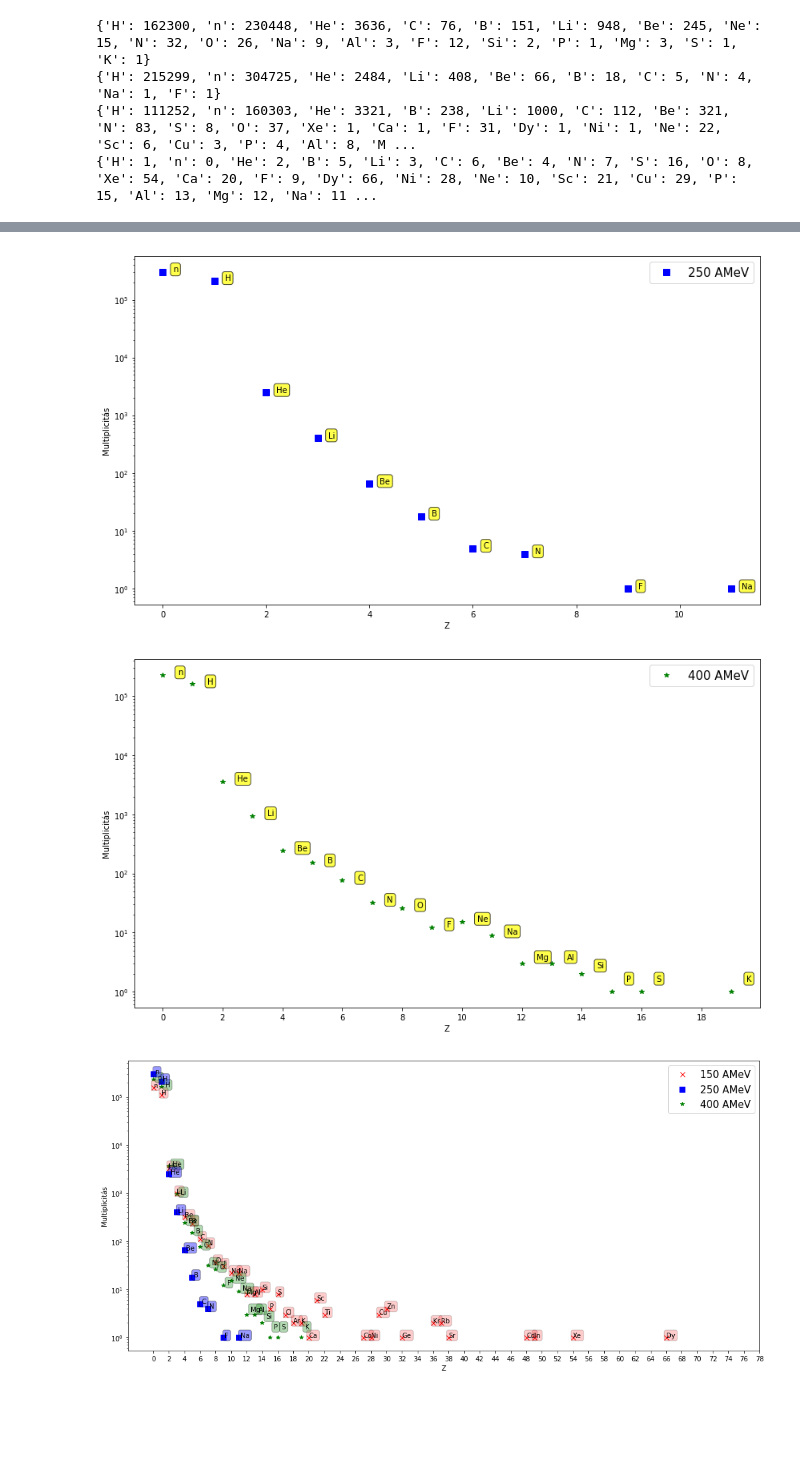
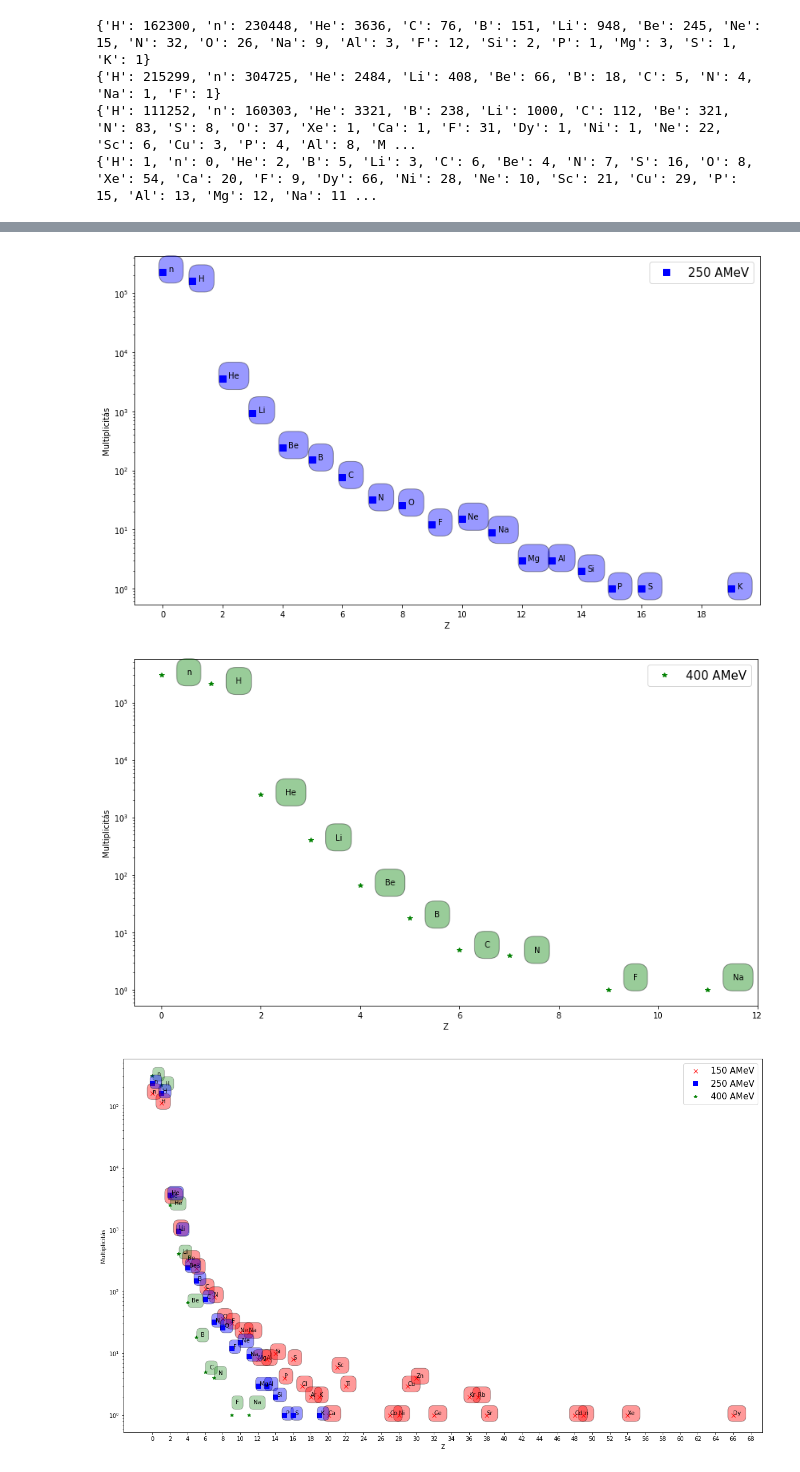
Before and after one commit to qbeer/szakdoli, a Jupyter notebook: BFS/visualize.ipynb, the cells around one changed output, grey strips where cells are left out. Drawn from its saved outputs; the diff is of its cells as text; code cells hidden in the pictures; blank space fills up the shorter version.

```diff
--- a/BFS/visualize.ipynb
+++ b/BFS/visualize.ipynb
@@ -658,17 +658,18 @@ print(periodic3name)
 {'H': 111252, 'n': 160303, 'He': 3321, 'B': 238, 'Li': 1000, 'C': 112, 'Be': 321, 'N': 83, 'S': 8, 'O': 37, 'Xe': 1, 'Ca': 1, 'F': 31, 'Dy': 1, 'Ni': 1, 'Ne': 22, 'Sc': 6, 'Cu': 3, 'P': 4, 'Al': 8, 'M ...
 {'H': 1, 'n': 0, 'He': 2, 'B': 5, 'Li': 3, 'C': 6, 'Be': 4, 'N': 7, 'S': 16, 'O': 8, 'Xe': 54, 'Ca': 20, 'F': 9, 'Dy': 66, 'Ni': 28, 'Ne': 10, 'Sc': 21, 'Cu': 29, 'P': 15, 'Al': 13, 'Mg': 12, 'Na': 11 ...
 # %%
-periodic400 = periodic1
-periodic250 = periodic2
+periodic400 = periodic2
+periodic250 = periodic1
 periodic150 = periodic3
 
 plt.figure(figsize(14,8))
 plt.plot(periodic3name.values(), periodic150.values(), 'rx', ms=7)
 for label, x, y in zip(periodic3name.keys(), periodic3name.values(), periodic150.values()):
-    plt.annotate(label, xy = (x + .5, y + .5), bbox=dict(boxstyle='round,pad=0.3', fc='yellow', alpha=0.7))
+    plt.annotate(label, xy = (x + .5, y + .5), bbox=dict(boxstyle='round,pad=0.8', fc='red', alpha=0.5))
 plt.legend(('150 AMeV', '250 AMeV', '400 AMeV'), fontsize=15)
 plt.yscale('log')
 xlabel('Z')
 ylabel('Multiplicitás')
+plt.xticks(np.arange(0,70, step=4))
 savefig('./chemical150.png')
 # %% [output]
@@ -676,44 +677,45 @@ savefig('./chemical150.png')
 # %%
 plt.figure(figsize(14,8))
-plt.plot(periodic2name.values(), periodic250.values(), 'bs', ms=8)
-for label, x, y in zip(periodic2name.keys(), periodic2name.values(), periodic250.values()):
-    plt.annotate(label, xy = (x + 0.2, y), bbox=dict(boxstyle='round,pad=0.3', fc='yellow', alpha=0.7))
+plt.plot(periodic1name.values(), periodic250.values(), 'bs', ms=8)
+for label, x, y in zip(periodic1name.keys(), periodic1name.values(), periodic250.values()):
+    plt.annotate(label, xy = (x + 0.2, y), bbox=dict(boxstyle='round,pad=1.2', fc='blue', alpha=0.4))
 plt.legend(('250 AMeV', '250 AMeV', '400 AMeV'), fontsize=15)
 plt.yscale('log')
 xlabel('Z')
 ylabel('Multiplicitás')
+plt.xticks(np.arange(0,20, step=2))
 savefig('./chemical250.png')
 # %% [output]
-[figure, old version]
+[figure, new version]
 # %%
 plt.figure(figsize(14,8))
-plt.plot(periodic1name.values(), periodic400.values(), 'g*')
-for label, x, y in zip(periodic1name.keys(), periodic1name.values(), periodic400.values()):
-    plt.annotate(label, xy = (x + .5, y + .5), bbox=dict(boxstyle='round,pad=0.3', fc='yellow', alpha=0.7))
+plt.plot(periodic2name.values(), periodic400.values(), 'g*')
+for label, x, y in zip(periodic2name.keys(), periodic2name.values(), periodic400.values()):
+    plt.annotate(label, xy = (x + .5, y + .5), bbox=dict(boxstyle='round,pad=1.2', fc='green', alpha=0.4))
 plt.legend(('400 AMeV', '250 AMeV', '400 AMeV'), fontsize=15)
 plt.yscale('log')
 xlabel('Z')
-plt.xticks(np.arange(0,20, step=2))
+plt.xticks(np.arange(0,14, step=2))
 ylabel('Multiplicitás')
 savefig('./chemical400.png')
 # %% [output]
-[figure, old version]
+[figure, new version]
 # %%
-plt.figure(figsize(17,8))
+plt.figure(figsize(20,12))
 plt.plot(periodic3name.values(), periodic150.values(), 'rx', ms=7)
 for label, x, y in zip(periodic3name.keys(), periodic3name.values(), periodic150.values()):
-    plt.annotate(label, xy = (x, y), bbox=dict(boxstyle='round,pad=0.3', fc='red', alpha=0.2))
-for label, x, y in zip(periodic1name.keys(), periodic1name.values(), periodic400.values()):
-    plt.annotate(label, xy = (x + .5, y + .5), bbox=dict(boxstyle='round,pad=0.3', fc='green', alpha=0.3))
-for label, x, y in zip(periodic2name.keys(), periodic2name.values(), periodic250.values()):
-    plt.annotate(label, xy = (x + 0.2, y), bbox=dict(boxstyle='round,pad=0.3', fc='blue', alpha=0.4))
-plt.plot(periodic2name.values(), periodic250.values(), 'bs', ms=8)
-plt.plot(periodic1name.values(), periodic400.values(), 'g*')
+    plt.annotate(label, xy = (x, y), bbox=dict(boxstyle='round,pad=0.9', fc='red', alpha=0.4))
+for label, x, y in zip(periodic2name.keys(), periodic2name.values(), periodic400.values()):
+    plt.annotate(label, xy = (x + .5, y + .5), bbox=dict(boxstyle='round,pad=0.7', fc='green', alpha=0.3))
+for label, x, y in zip(periodic1name.keys(), periodic1name.values(), periodic250.values()):
+    plt.annotate(label, xy = (x + 0.2, y), bbox=dict(boxstyle='round,pad=0.7', fc='blue', alpha=0.4))
+plt.plot(periodic1name.values(), periodic250.values(), 'bs', ms=8)
+plt.plot(periodic2name.values(), periodic400.values(), 'g*')
 plt.legend(('150 AMeV', '250 AMeV', '400 AMeV'), fontsize=15)
 plt.yscale('log')
 xlabel('Z')
-plt.xticks(np.arange(0,80, step=2))
+plt.xticks(np.arange(0,70, step=2))
 ylabel('Multiplicitás')
 savefig('./chemical.png')
 # %% [output]
-[figure, old version]
+[figure, new version]
```
Also changed, not shown: parts of 4 cells of this notebook, 15 other files.
